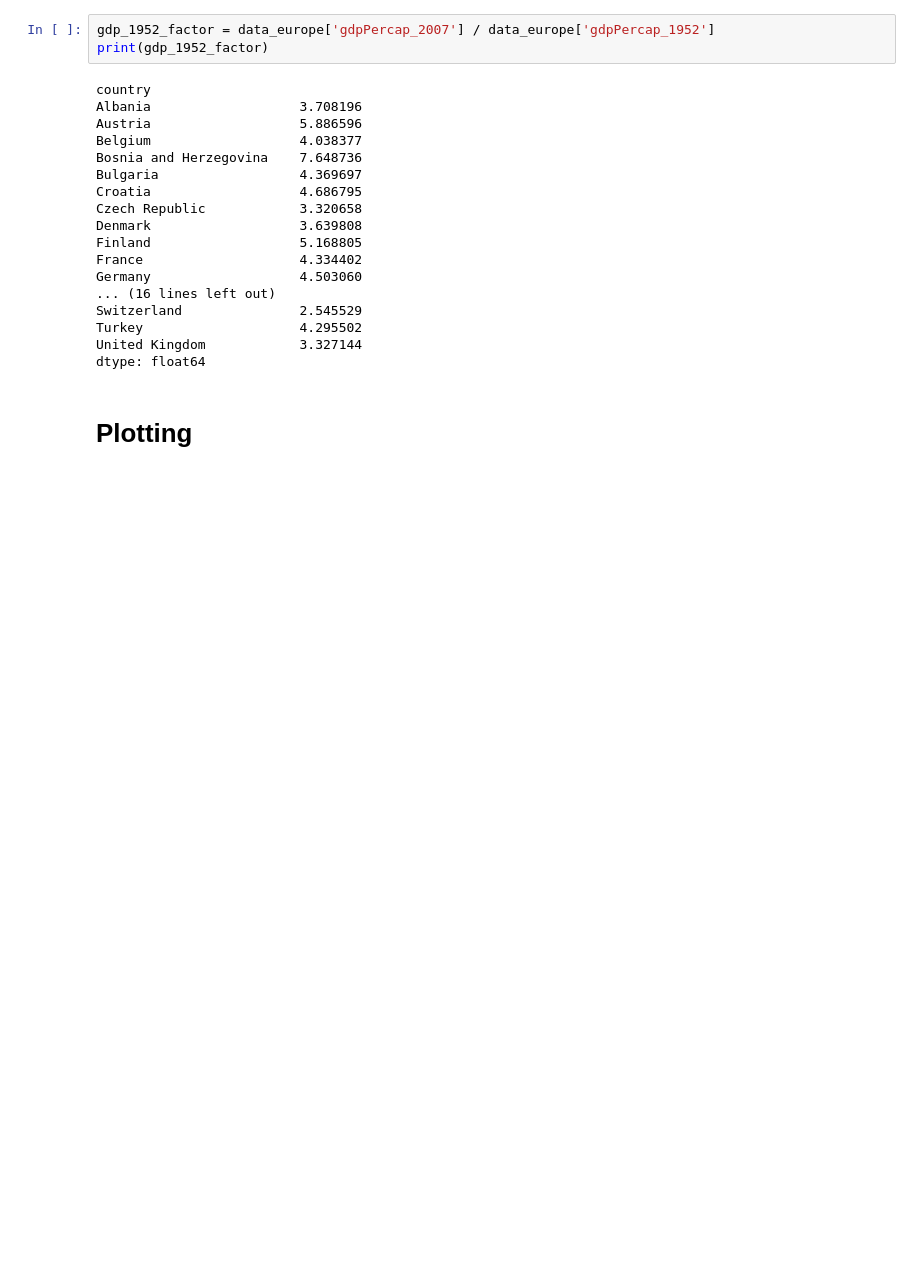
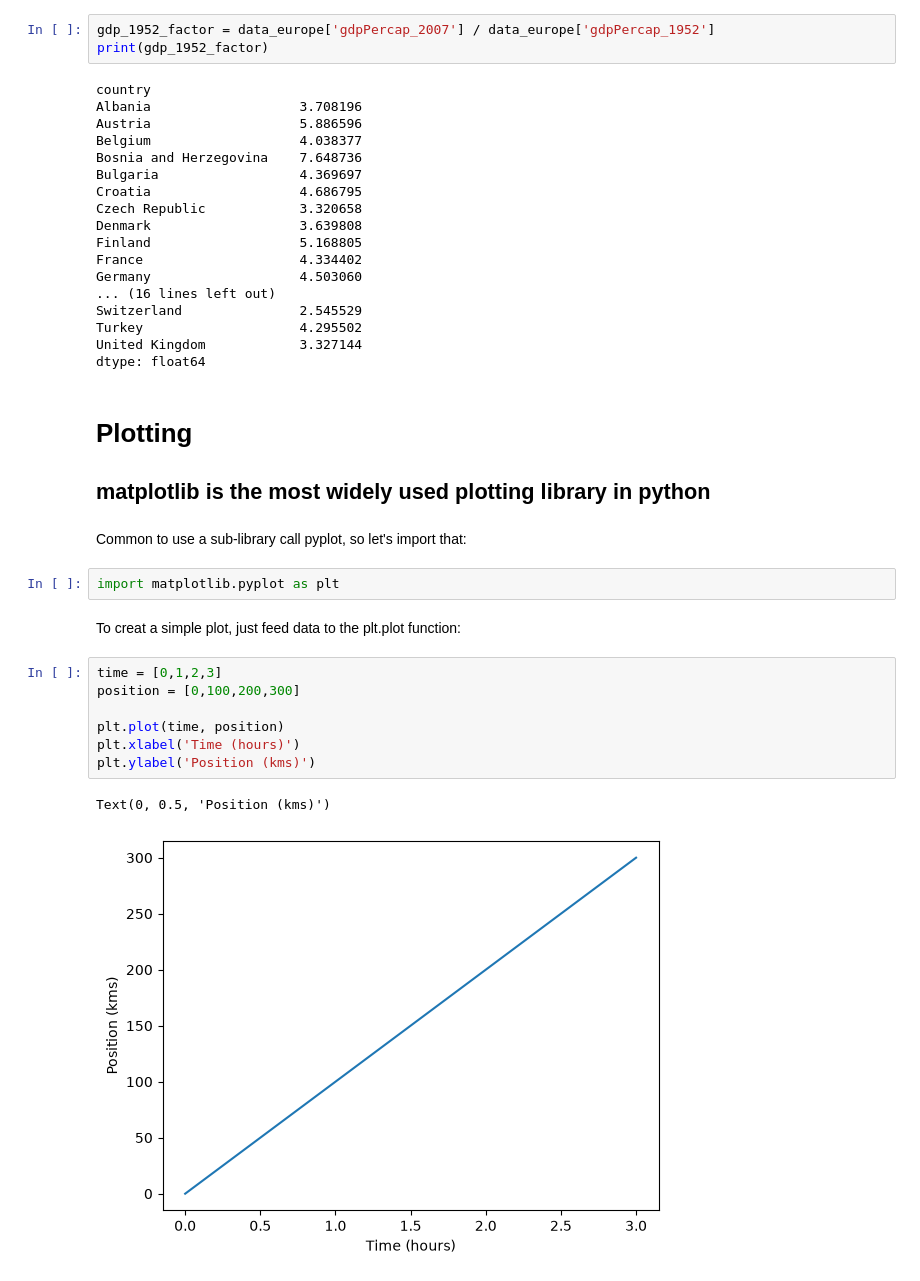
Before and after one commit to Jobot99/Software_Carpentry_Plotting_and_Programming_in_Python, a Jupyter notebook: data/Joseph_Notebook.ipynb, the cells around one changed output. Drawn from its saved outputs; the diff is of its cells as text; blank space fills up the shorter version.

Commit message:
Finished Plotting section

```diff
--- a/data/Joseph_Notebook.ipynb
+++ b/data/Joseph_Notebook.ipynb
@@ -526,3 +526,20 @@ United Kingdom            3.327144
 dtype: float64
 # %% [markdown]
 # Plotting
+## matplotlib is the most widely used plotting library in python
+# %% [markdown]
+Common to use a sub-library call pyplot, so let's import that:
+# %%
+import matplotlib.pyplot as plt
+# %% [markdown]
+To creat a simple plot, just feed data to the plt.plot function:
+# %%
+time = [0,1,2,3]
+position = [0,100,200,300]
+
+plt.plot(time, position)
+plt.xlabel('Time (hours)')
+plt.ylabel('Position (kms)')
+# %% [output]
+Text(0, 0.5, 'Position (kms)')
+[figure, added]
```
Also changed, not shown: parts of 16 cells of this notebook, 2 other files.
